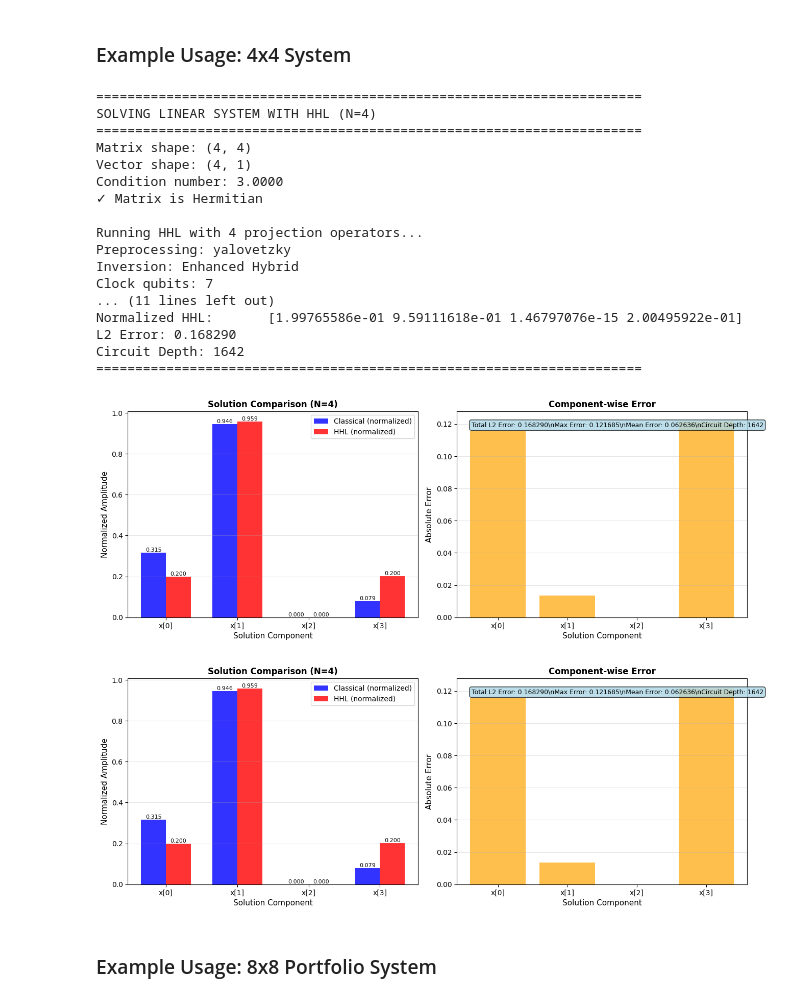
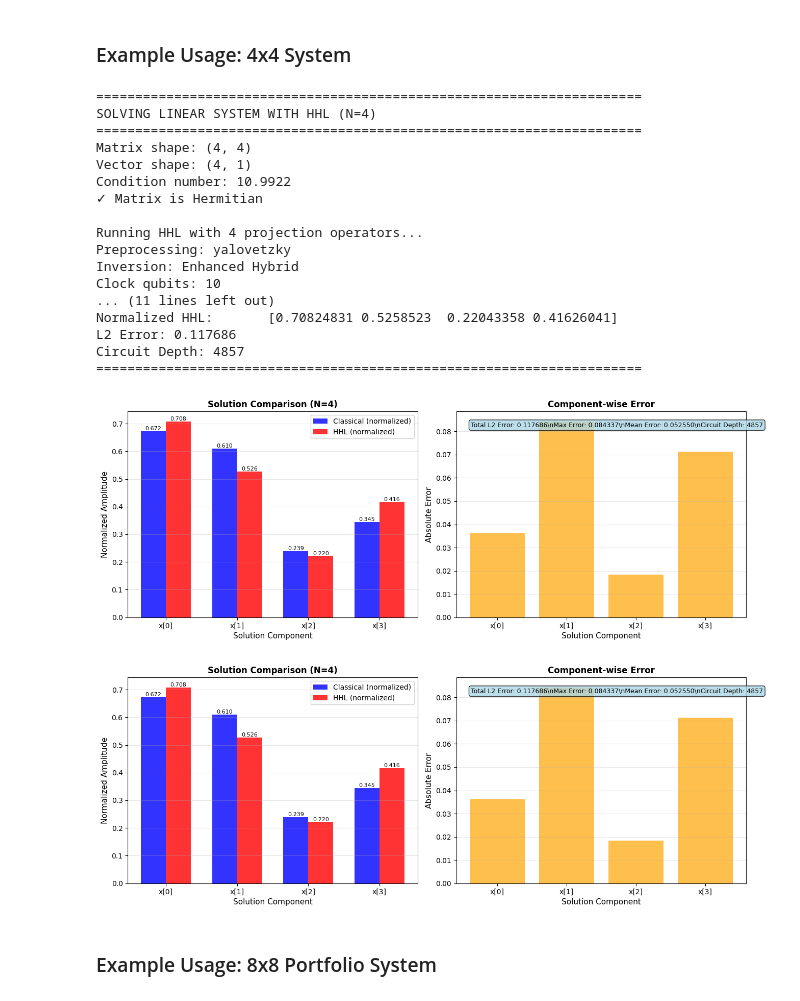
Before and after one commit to Greenstan/Enhanced-Hybrid-HHL, a Jupyter notebook: HHL_example.ipynb, the cells around one changed output. Saved outputs shown, nothing was run; the diff lists cells and outputs as text; code cells hidden in the pictures.

```diff
--- a/HHL_example.ipynb
+++ b/HHL_example.ipynb
@@ -19,3 +31,22 @@ from qiskit import QuantumCircuit, transpile
+# %%
+T = 450
+message = b"This is a secret msg for HHL!"
+
+print("[*] Generating puzzle...")
+
+puzzle = generate_puzzle(T, message)
+with open("./puzzle_generation/puzzle.json", "w") as f:
+    json.dump(puzzle, f)
+
+print("[*] Puzzle generated and saved to 'puzzle.json'.")
+print("    Ciphertext:", puzzle['ciphertext'])
+
+print("[*] Solving puzzle...")
+with open("./puzzle_generation/puzzle.json", "r") as f:
+    loaded_puzzle = json.load(f)
+
+recovered = solve_puzzle(loaded_puzzle)
+print("    Recovered Message:", recovered.decode())
 # %%
 from qiskit_aer import AerSimulator
 
@@ -1886,47 +1917,54 @@ Circuit Depth: 187
 # A_4x4 = np.array([[2, 0, 0, 1],
 #                   [0, 2, 0, 6],
 #                   [0, 0, 2, 0],
 #                   [1, 6, 0, 2]])
 # b_4x4 = np.array([[1.], [1.], [0.5], [3.]])
 
-A_4x4 = np.array([[2, 0, 0, 4],
-                  [0, 2, 0, 0],
-                  [0, 0, 2, 0],
-                  [4, 0, 0, 2]])
-b_4x4 = np.array([[1.], [2.], [0], [1.5]])
+# A_4x4 = np.array([[2, 0, 0, 4],
+#                   [0, 2, 0, 0],
+#                   [0, 0, 2, 0],
+#                   [4, 0, 0, 2]])
+# b_4x4 = np.array([[1.], [2.], [0], [1.5]])
+
+A_4x4 = np.array([[1, 2, 2, 4],
+                  [2, 2, 3, 0],
+                  [2, 3, 2, 3],
+                  [4, 0, 3, 1]])
+b_4x4 = np.array([[8.], [7], [10], [8]])
+
 simulator = AerSimulator()
 
 results_4x4 = solve_linear_system_with_hhl(
     A_4x4, b_4x4,
     preprocessing_type='yalovetzky',
-    num_clock_qubits=7,
-    max_eigenvalue=15,
+    num_clock_qubits=10,
+    max_eigenvalue=20,
     backend=simulator,
     use_enhanced_inversion=True,
     verbose=True
 )
 
 visualize_hhl_results(results_4x4)
 # %% [output]
 ======================================================================
 SOLVING LINEAR SYSTEM WITH HHL (N=4)
 ======================================================================
 Matrix shape: (4, 4)
 Vector shape: (4, 1)
-Condition number: 3.0000
+Condition number: 10.9922
 ✓ Matrix is Hermitian
 
 Running HHL with 4 projection operators...
 Preprocessing: yalovetzky
 Inversion: Enhanced Hybrid
-Clock qubits: 7
+Clock qubits: 10
 ... (11 lines left out)
-Normalized HHL:       [1.99765586e-01 9.59111618e-01 1.46797076e-15 2.00495922e-01]
-L2 Error: 0.168290
-Circuit Depth: 1642
+Normalized HHL:       [0.70824831 0.5258523  0.22043358 0.41626041]
+L2 Error: 0.117686
+Circuit Depth: 4857
 ======================================================================
-[figure, old version]
+[figure, new version]
-[figure, old version]
+[figure, new version]
 # %% [markdown]
 ### Example Usage: 8x8 Portfolio System
 # %%
```
Also changed, not shown: parts of 4 cells of this notebook, 18 other files.
